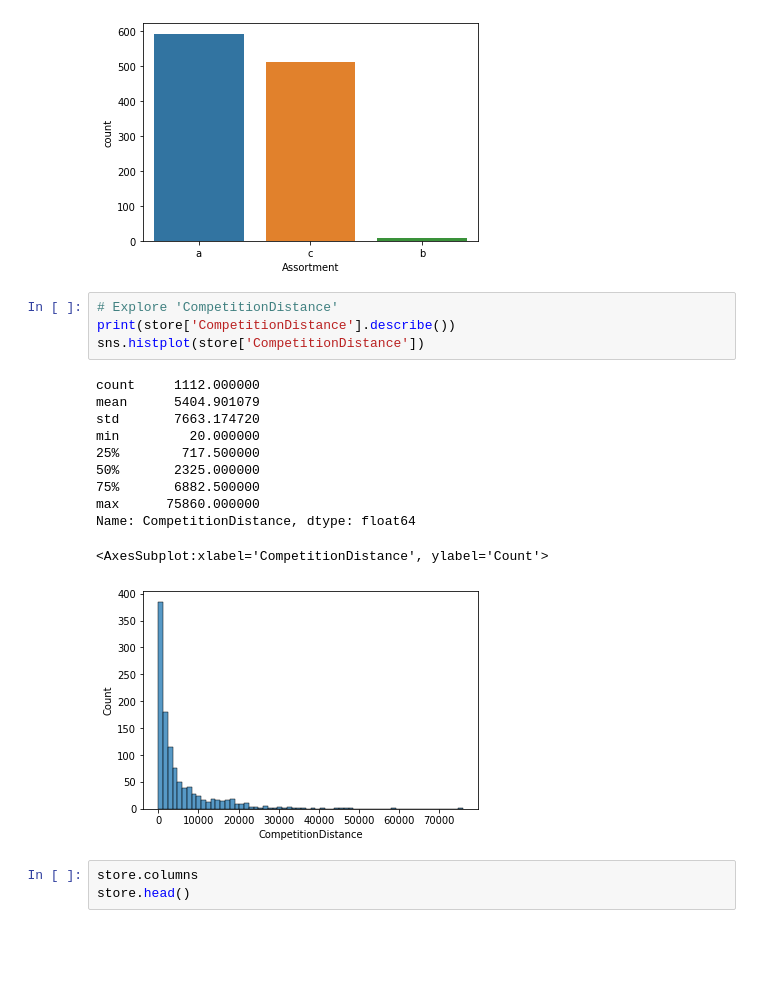
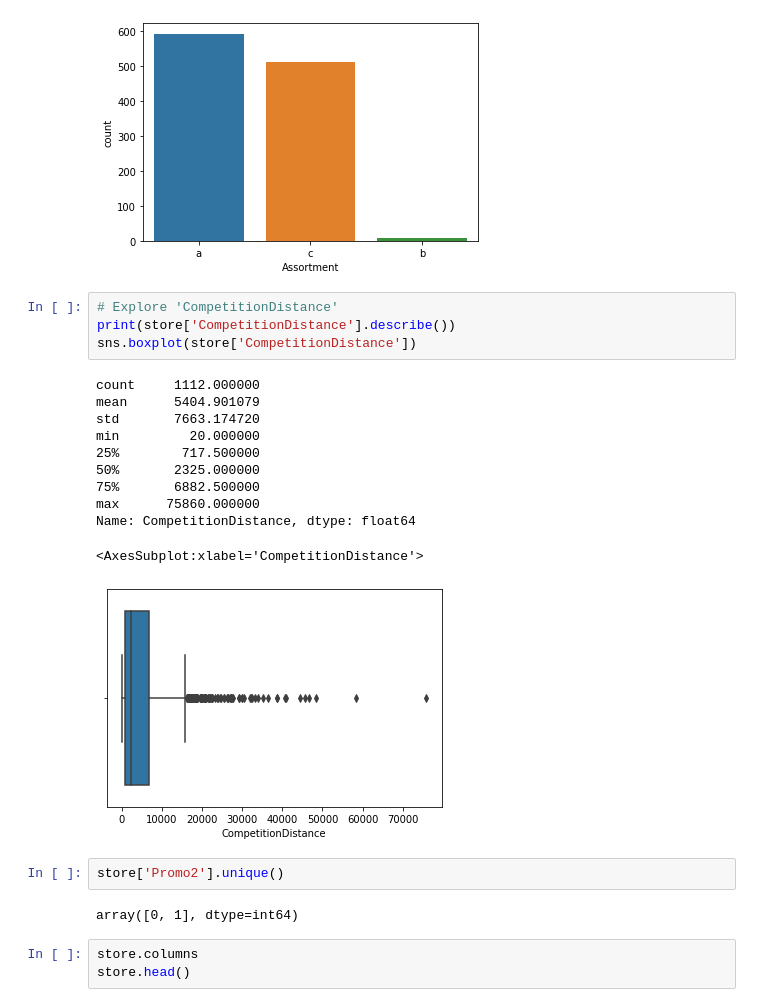
Before and after one commit to kelseyaboy/ml_eng_project, a Jupyter notebook: notebooks/Data_Exploration.ipynb, the cells around one changed output. Cells and saved outputs as stored; diff of their text form; blank space fills up the shorter version.

```diff
--- a/notebooks/Data_Exploration.ipynb
+++ b/notebooks/Data_Exploration.ipynb
@@ -357,19 +348,23 @@ Name: Assortment, dtype: int64
 # %%
 # Explore 'CompetitionDistance'
 print(store['CompetitionDistance'].describe())
-sns.histplot(store['CompetitionDistance'])
+sns.boxplot(store['CompetitionDistance'])
 # %% [output]
 count     1112.000000
 mean      5404.901079
 std       7663.174720
 min         20.000000
 25%        717.500000
 50%       2325.000000
 75%       6882.500000
 max      75860.000000
 Name: CompetitionDistance, dtype: float64
-<AxesSubplot:xlabel='CompetitionDistance', ylabel='Count'>
+<AxesSubplot:xlabel='CompetitionDistance'>
-[figure, old version]
+[figure, new version]
+# %%
+store['Promo2'].unique()
+# %% [output]
+array([0, 1], dtype=int64)
 # %%
 store.columns
 store.head()
```
Also changed, not shown: parts of 18 cells of this notebook, 1 other file.
